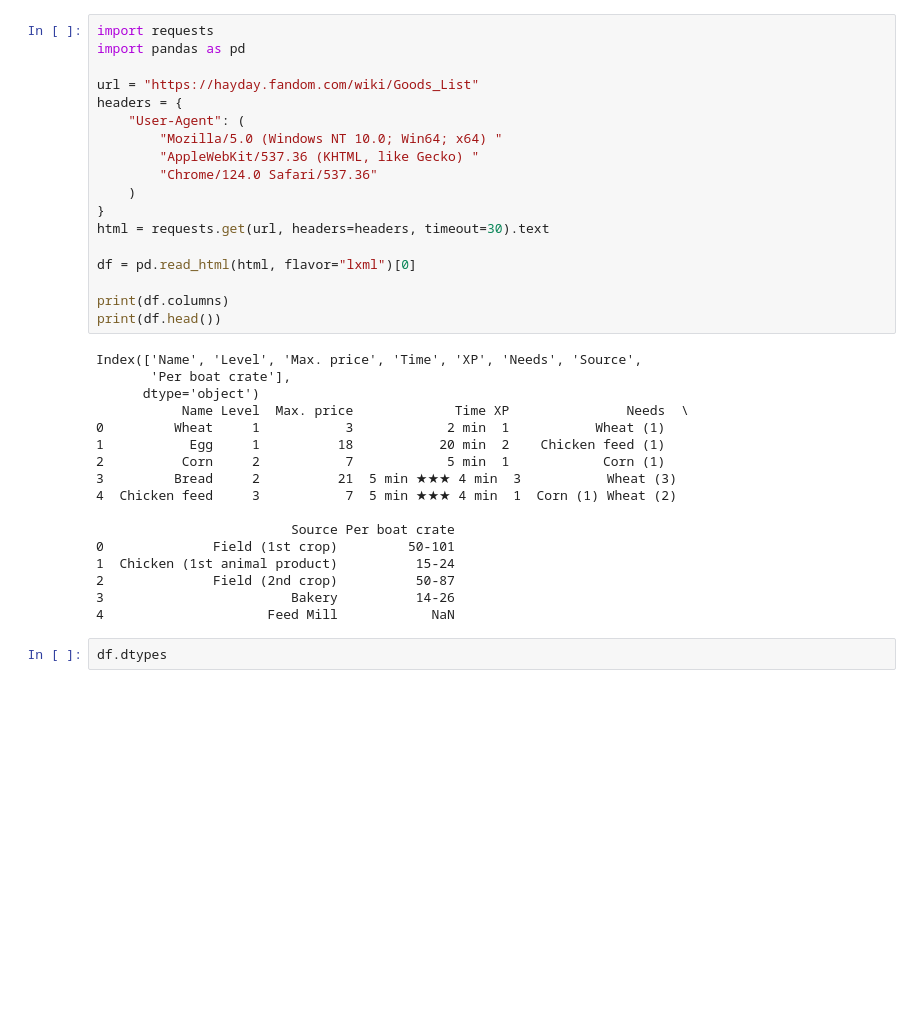
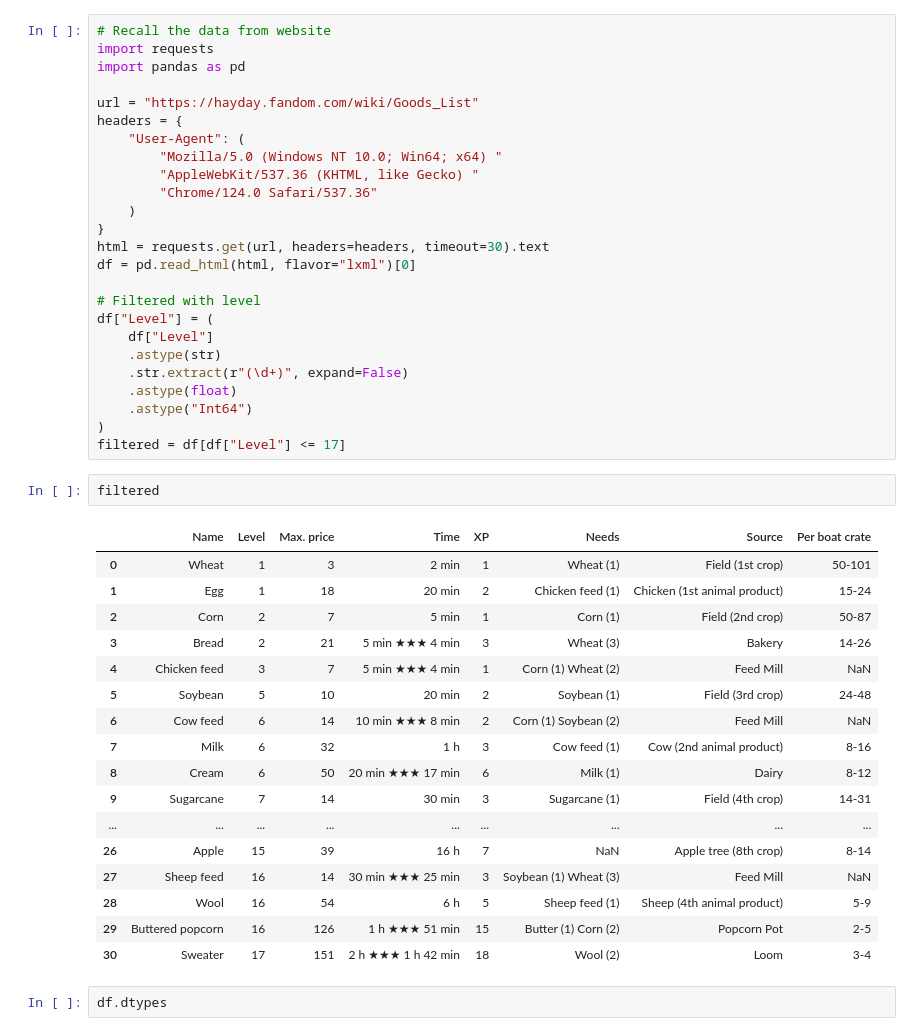
Before and after one commit to oguzoztekin/Hayday-Analysis, a Jupyter notebook: Deneme.ipynb, the cells around one changed output. Saved outputs shown, nothing was run; the diff lists cells and outputs as text; blank space fills up the shorter version.

```diff
--- a/Deneme.ipynb
+++ b/Deneme.ipynb
@@ -1,4 +1,5 @@
 # %%
+# Recall the data from website
 import requests
 import pandas as pd
 
@@ -11,28 +12,37 @@ headers = {
     )
 }
 html = requests.get(url, headers=headers, timeout=30).text
-
 df = pd.read_html(html, flavor="lxml")[0]
 
-print(df.columns)
-print(df.head())
+# Filtered with level
+df["Level"] = (
+    df["Level"]
+    .astype(str)
+    .str.extract(r"(\d+)", expand=False)
+    .astype(float)
+    .astype("Int64")
+)
+filtered = df[df["Level"] <= 17]
-# %% [output]
-Index(['Name', 'Level', 'Max. price', 'Time', 'XP', 'Needs', 'Source',
-       'Per boat crate'],
-      dtype='object')
-           Name Level  Max. price             Time XP               Needs  \
-0         Wheat     1           3            2 min  1           Wheat (1)
-1           Egg     1          18           20 min  2    Chicken feed (1)
-2          Corn     2           7            5 min  1            Corn (1)
-3         Bread     2          21  5 min ★★★ 4 min  3           Wheat (3)
-4  Chicken feed     3           7  5 min ★★★ 4 min  1  Corn (1) Wheat (2)
-
-                         Source Per boat crate
-0              Field (1st crop)         50-101
-1  Chicken (1st animal product)          15-24
-2              Field (2nd crop)          50-87
-3                        Bakery          14-26
-4                     Feed Mill            NaN
+# %%
+filtered
+# %% [output]
+|  | Name | Level | Max. price | Time | XP | Needs | Source | Per boat crate |
+| 0 | Wheat | 1 | 3 | 2 min | 1 | Wheat (1) | Field (1st crop) | 50-101 |
+| 1 | Egg | 1 | 18 | 20 min | 2 | Chicken feed (1) | Chicken (1st animal product) | 15-24 |
+| 2 | Corn | 2 | 7 | 5 min | 1 | Corn (1) | Field (2nd crop) | 50-87 |
+| 3 | Bread | 2 | 21 | 5 min ★★★ 4 min | 3 | Wheat (3) | Bakery | 14-26 |
+| 4 | Chicken feed | 3 | 7 | 5 min ★★★ 4 min | 1 | Corn (1) Wheat (2) | Feed Mill | NaN |
+| 5 | Soybean | 5 | 10 | 20 min | 2 | Soybean (1) | Field (3rd crop) | 24-48 |
+| 6 | Cow feed | 6 | 14 | 10 min ★★★ 8 min | 2 | Corn (1) Soybean (2) | Feed Mill | NaN |
+| 7 | Milk | 6 | 32 | 1 h | 3 | Cow feed (1) | Cow (2nd animal product) | 8-16 |
+| 8 | Cream | 6 | 50 | 20 min ★★★ 17 min | 6 | Milk (1) | Dairy | 8-12 |
+| 9 | Sugarcane | 7 | 14 | 30 min | 3 | Sugarcane (1) | Field (4th crop) | 14-31 |
+| ... | ... | ... | ... | ... | ... | ... | ... | ... |
+| 26 | Apple | 15 | 39 | 16 h | 7 | NaN | Apple tree (8th crop) | 8-14 |
+| 27 | Sheep feed | 16 | 14 | 30 min ★★★ 25 min | 3 | Soybean (1) Wheat (3) | Feed Mill | NaN |
+| 28 | Wool | 16 | 54 | 6 h | 5 | Sheep feed (1) | Sheep (4th animal product) | 5-9 |
+| 29 | Buttered popcorn | 16 | 126 | 1 h ★★★ 51 min | 15 | Butter (1) Corn (2) | Popcorn Pot | 2-5 |
+| 30 | Sweater | 17 | 151 | 2 h ★★★ 1 h 42 min | 18 | Wool (2) | Loom | 3-4 |
 # %%
 df.dtypes
 # %% [output]
```
Also changed, not shown: parts of 11 cells of this notebook, 1 other file.
